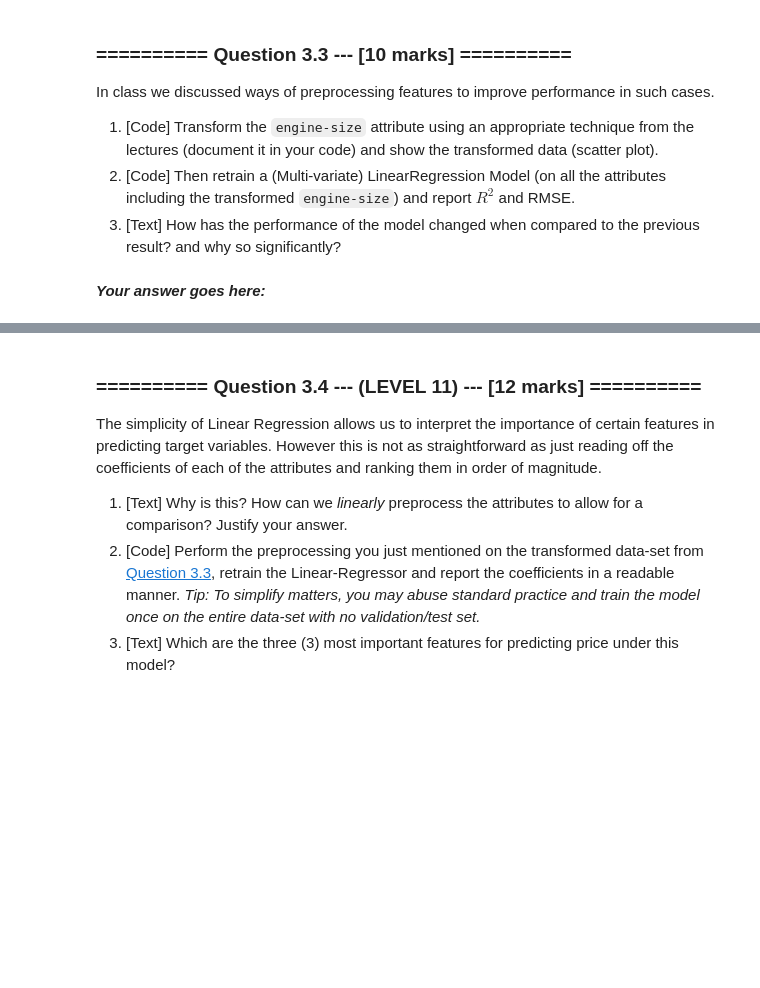
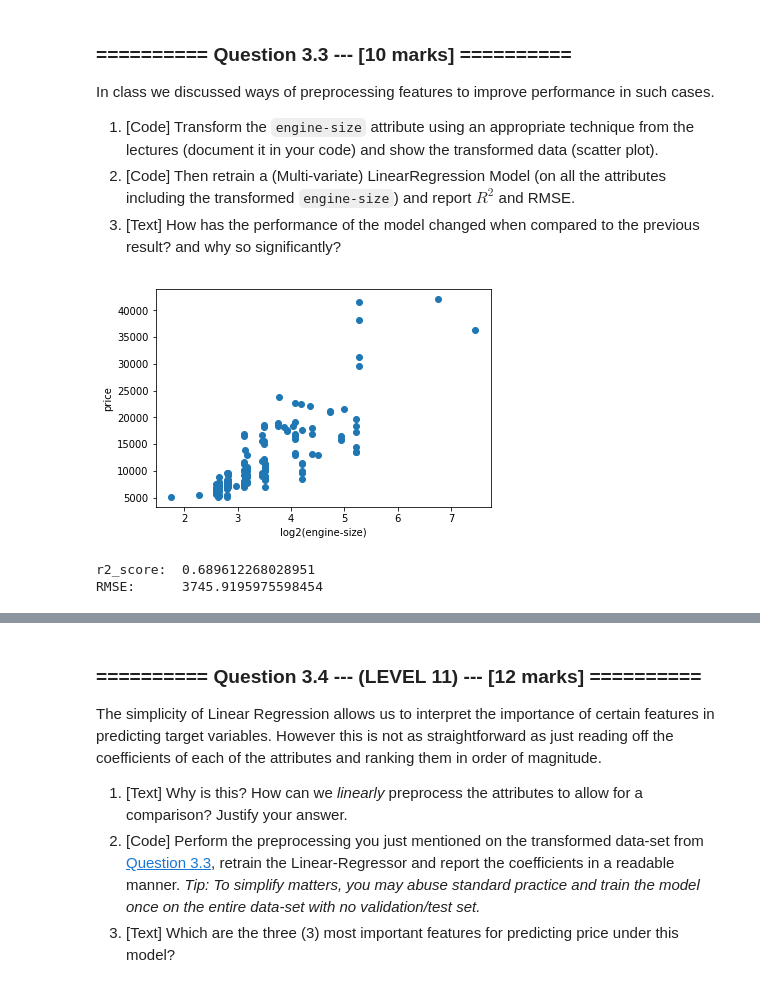
Before and after one commit to zhanshenlc/IAML2018, a Jupyter notebook: Assignments/02_LinearRegression.ipynb, the cells around one changed output, grey strips where cells are left out. Saved outputs shown, nothing was run; the diff lists cells and outputs as text; code cells hidden in the pictures; blank space fills up the shorter version.

```diff
--- a/Assignments/02_LinearRegression.ipynb
+++ b/Assignments/02_LinearRegression.ipynb
@@ -455,2 +582,24 @@ In class we discussed ways of preprocessing features to improve performance in s
-# %% [markdown]
-***Your answer goes here:***
+# %%
+# (1) # Your Code goes here:\
+buffer4 = np.log2(auto_numeric['engine-size'])  # Use log to minimise the effect of the outliers
+plt9 = plt.scatter(x=buffer4, y=auto_numeric['price'])
+plt.xlabel('log2(engine-size)')
+plt.ylabel('price')
+plt.show()
+# %% [output]
+[figure, added]
+# %%
+# (2) # Your Code goes here:
+buffer5 = auto_numeric.copy()
+buffer5['engine-size'] = np.log2(buffer5['engine-size'])
+
+mlr1 = LinearRegression()
+mlr1_pred = cross_val_predict(mlr1, buffer5.drop(columns='price'), buffer5['price'], cv=kf)
+
+r2_mlr1 = r2_score(y_true=buffer5['price'], y_pred=mlr1_pred)
+rmse_mlr1 = np.sqrt(mean_squared_error(y_true=buffer5['price'], y_pred=mlr1_pred))
+print('r2_score: ', r2_mlr1)
+print('RMSE:     ', rmse_mlr1)
+# %% [output]
+r2_score:  0.689612268028951
+RMSE:      3745.9195975598454
```
Also changed, not shown: parts of 27 cells of this notebook.
